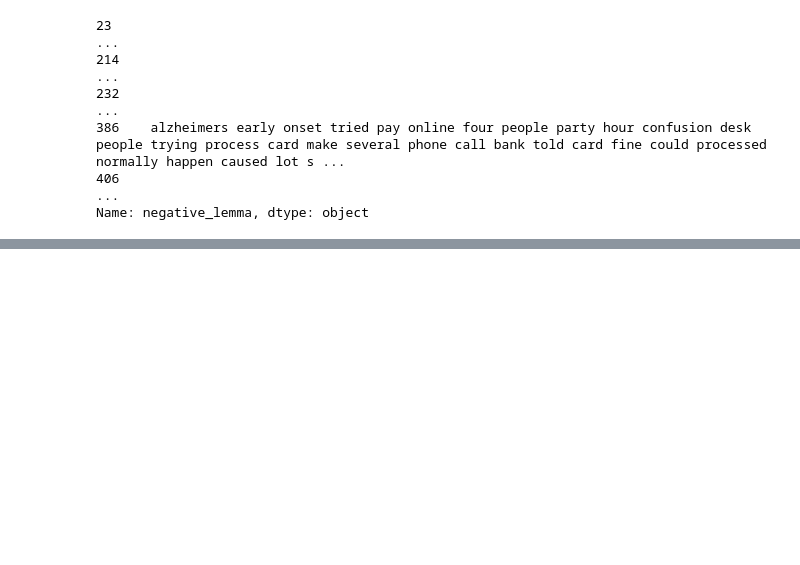
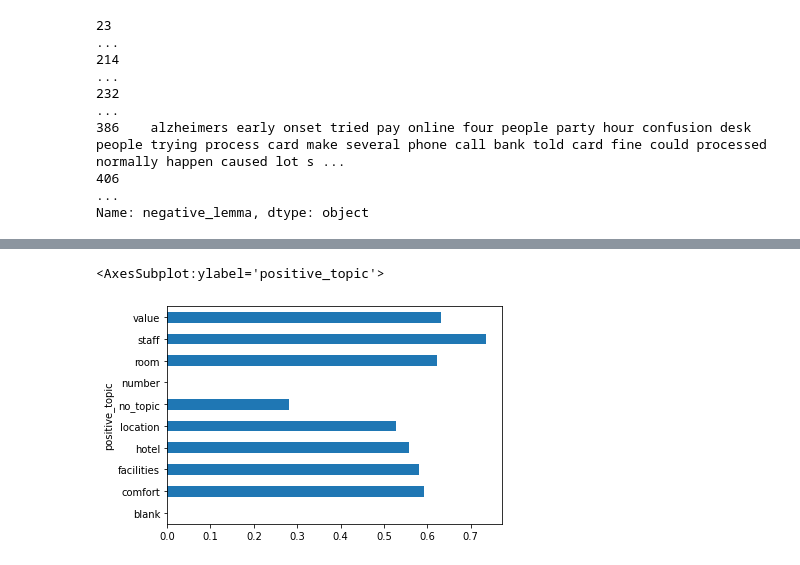
Before and after one commit to InPersonAnalysis/customer_review_capston, a Jupyter notebook: Mathias_Topic_Explore.ipynb, the cells around one changed output, grey strips where cells are left out. Drawn from its saved outputs; the diff is of its cells as text; code cells hidden in the pictures; blank space fills up the shorter version.

```diff
--- a/Mathias_Topic_Explore.ipynb
+++ b/Mathias_Topic_Explore.ipynb
@@ -189,0 +166,5 @@ Name: negative_lemma, dtype: object
+# %%
+hotel.groupby(['positive_topic'])['pos_lem_sentiment_score'].mean().plot.barh()
+# %% [output]
+<AxesSubplot:ylabel='positive_topic'>
+[figure, added]
```
Also changed, not shown: parts of 9 cells of this notebook, 1 other file.
